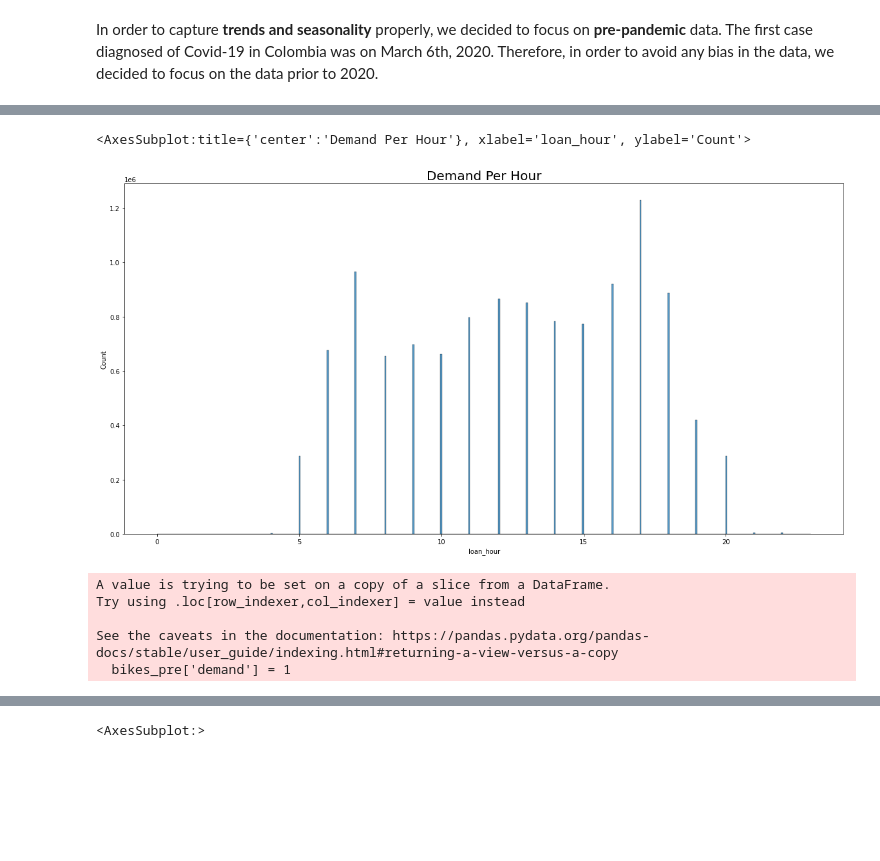
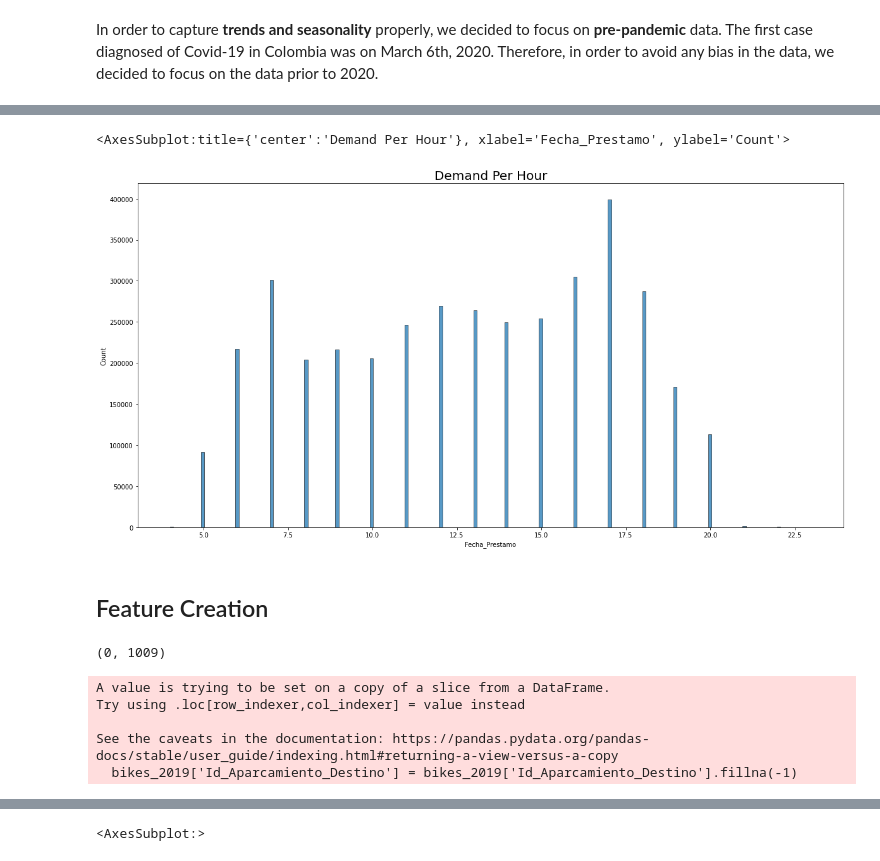
Before and after one commit to McNickSisto/world_data_league, a Jupyter notebook: stage_3/sisto_time_series.ipynb, the cells around one changed output, grey strips where cells are left out. Saved outputs shown, nothing was run; the diff lists cells and outputs as text; code cells hidden in the pictures; blank space fills up the shorter version.

```diff
--- a/stage_3/sisto_time_series.ipynb
+++ b/stage_3/sisto_time_series.ipynb
@@ -123,7 +124,7 @@ Name: Fecha_Prestamo, Length: 14225355, dtype: datetime64[ns]
 # %% [markdown]
 In order to capture **trends and seasonality** properly, we decided to focus on **pre-pandemic** data. The first case diagnosed of Covid-19 in Colombia was on March 6th, 2020. Therefore, in order to avoid any bias in the data, we decided to focus on the data prior to 2020.
 # %%
-bikes_pre = bikes[bikes['Fecha_Prestamo'].dt.year < 2020]
-bikes_pre
+bikes_2019 = bikes[bikes['Fecha_Prestamo'].dt.year == 2019]
+bikes_2019
 # %% [output]
 |  | Id_Historico_Prestamo | Id_Usuario | Id_Tag_Bicicleta | Fecha_Prestamo | Fecha_Devolucion | ... |
@@ -196,16 +204,21 @@ sns.boxplot(x=bikes_pre['loan_hour'])
 # %%
 plt.figure(figsize=(20,10))
 plt.title('Demand Per Hour', size=20)
-sns.histplot(data=bikes_pre, x = 'loan_hour')
+sns.histplot(data=bikes_2019, x = bikes_2019['Fecha_Prestamo'].dt.hour)
 # %% [output]
-<AxesSubplot:title={'center':'Demand Per Hour'}, xlabel='loan_hour', ylabel='Count'>
+<AxesSubplot:title={'center':'Demand Per Hour'}, xlabel='Fecha_Prestamo', ylabel='Count'>
-[figure, old version]
+[figure, new version]
-# %%
-# initializing new column Demand so that when we group by, we can see the amount of bikes demanded per hour
-bikes_pre['demand'] = 1
-# %% [output]
-A value is trying to be set on a copy of a slice from a DataFrame.
-Try using .loc[row_indexer,col_indexer] = value instead
-
-See the caveats in the documentation: https://pandas.pydata.org/pandas-docs/stable/user_guide/indexing.html#returning-a-view-versus-a-copy
-  bikes_pre['demand'] = 1
+# %% [markdown]
+## Feature Creation
+# %%
+bikes_2019['Id_Aparcamiento_Origen'].isna().sum(), bikes_2019['Id_Aparcamiento_Destino'].isna().sum()
+# %% [output]
+(0, 1009)
+# %%
+bikes_2019['Id_Aparcamiento_Destino'] = bikes_2019['Id_Aparcamiento_Destino'].fillna(-1)
+# %% [output]
+A value is trying to be set on a copy of a slice from a DataFrame.
+Try using .loc[row_indexer,col_indexer] = value instead
+
+See the caveats in the documentation: https://pandas.pydata.org/pandas-docs/stable/user_guide/indexing.html#returning-a-view-versus-a-copy
+  bikes_2019['Id_Aparcamiento_Destino'] = bikes_2019['Id_Aparcamiento_Destino'].fillna(-1)
```
Also changed, not shown: parts of 88 cells of this notebook.
